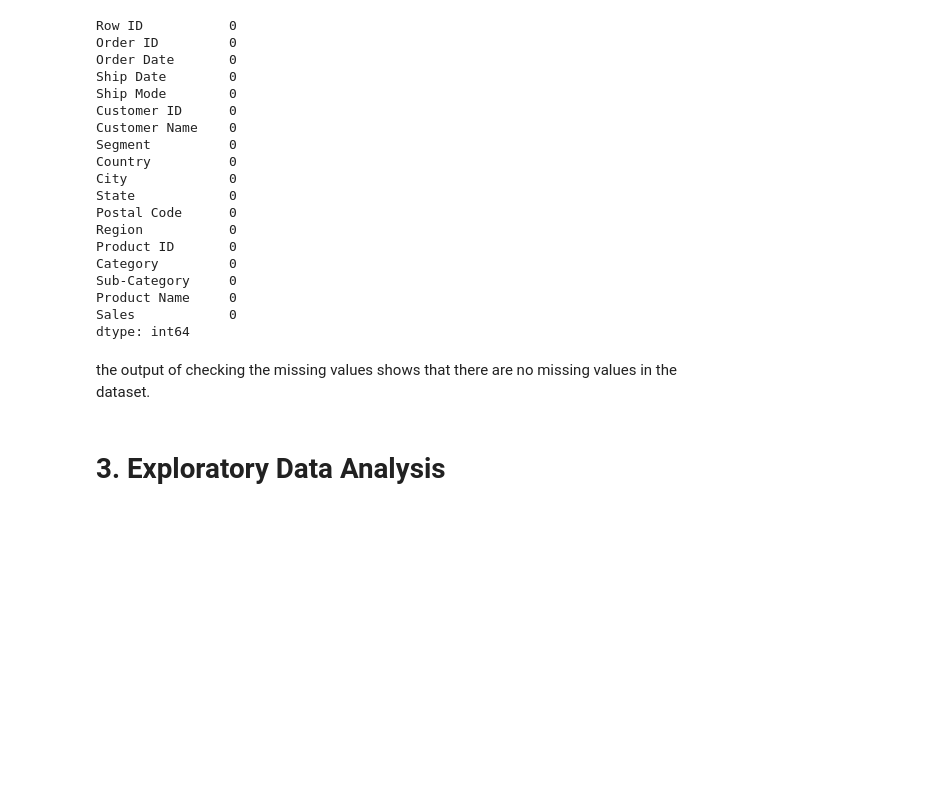
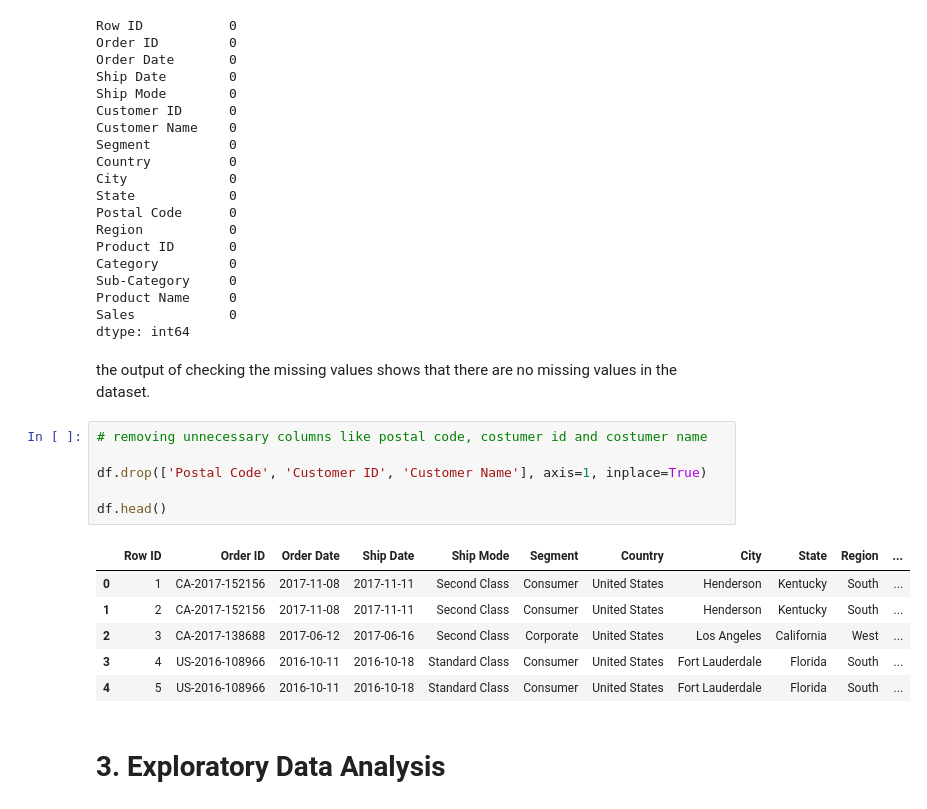
Before and after one commit to bibovaldez/Data-Analysis-Final-Req, a Jupyter notebook: Sales_Forecasting.ipynb, the cells around one changed output. Drawn from its saved outputs; the diff is of its cells as text; blank space fills up the shorter version.

```diff
--- a/Sales_Forecasting.ipynb
+++ b/Sales_Forecasting.ipynb
@@ -139,6 +139,19 @@ Sales            0
 dtype: int64
 # %% [markdown]
 the output of checking the missing values shows that there are no missing values in the dataset.
+# %%
+# removing unnecessary columns like postal code, costumer id and costumer name
+
+df.drop(['Postal Code', 'Customer ID', 'Customer Name'], axis=1, inplace=True)
+
+df.head()
+# %% [output]
+|  | Row ID | Order ID | Order Date | Ship Date | Ship Mode | Segment | Country | City | State | Region | ... |
+| 0 | 1 | CA-2017-152156 | 2017-11-08 | 2017-11-11 | Second Class | Consumer | United States | Henderson | Kentucky | South | ... |
+| 1 | 2 | CA-2017-152156 | 2017-11-08 | 2017-11-11 | Second Class | Consumer | United States | Henderson | Kentucky | South | ... |
+| 2 | 3 | CA-2017-138688 | 2017-06-12 | 2017-06-16 | Second Class | Corporate | United States | Los Angeles | California | West | ... |
+| 3 | 4 | US-2016-108966 | 2016-10-11 | 2016-10-18 | Standard Class | Consumer | United States | Fort Lauderdale | Florida | South | ... |
+| 4 | 5 | US-2016-108966 | 2016-10-11 | 2016-10-18 | Standard Class | Consumer | United States | Fort Lauderdale | Florida | South | ... |
 # %% [markdown]
 # 3. Exploratory Data Analysis
 # %%
```
Also changed, not shown: parts of 1 cell of this notebook.
